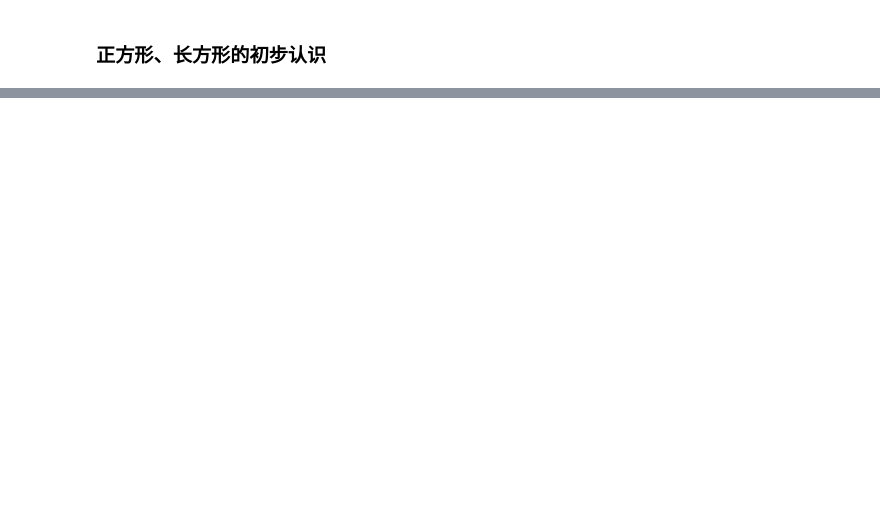
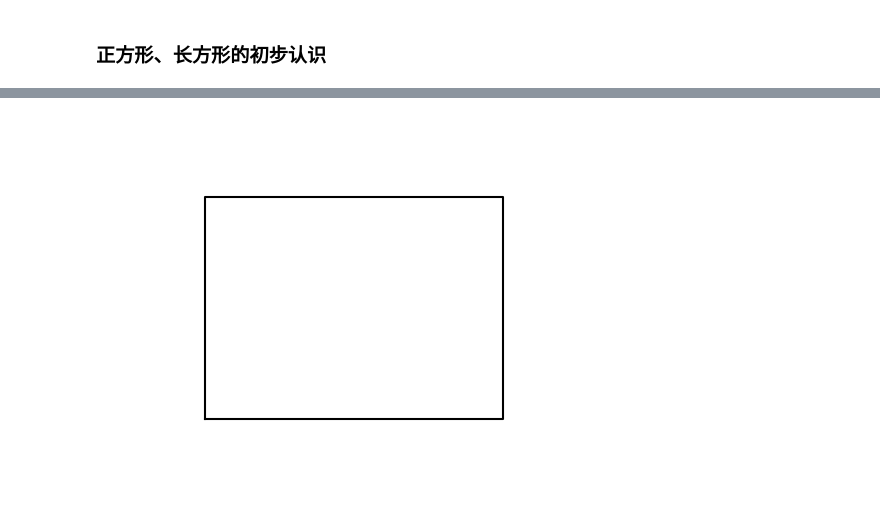
Before and after one commit to rulinma/python-math, a Jupyter notebook: grade/two/2_1.ipynb, the cells around one changed output, grey strips where cells are left out. Cells and saved outputs as stored; diff of their text form; code cells hidden in the pictures; blank space fills up the shorter version.

```diff
--- a/grade/two/2_1.ipynb
+++ b/grade/two/2_1.ipynb
@@ -155,0 +219,25 @@ forward(100)
+# %%
+import matplotlib.pyplot as plt
+
+# 创建一个新的图形和坐标轴
+fig, ax = plt.subplots()
+
+# 定义正方形的左下角和右上角的坐标
+# 这里以左下角(0.2, 0.2)和右上角(0.8, 0.8)为例，边长为0.6
+x = [0.2, 0.8, 0.8, 0.2, 0.2]  # 左下角到右上角，再回到左下角
+y = [0.2, 0.2, 0.8, 0.8, 0.2]  # 同理
+
+# 绘制正方形
+ax.plot(x, y, 'k-')  # 'k-' 表示黑色实线
+
+# 设置坐标轴范围（可选，根据你的需要调整）
+ax.set_xlim(0, 1)
+ax.set_ylim(0, 1)
+
+# 隐藏坐标轴（可选，如果你只想显示正方形）
+ax.axis('off')
+
+# 显示图形
+plt.show()
+# %% [output]
+[figure, added]
```
Also changed, not shown: parts of 3 cells of this notebook, 1 other file.
